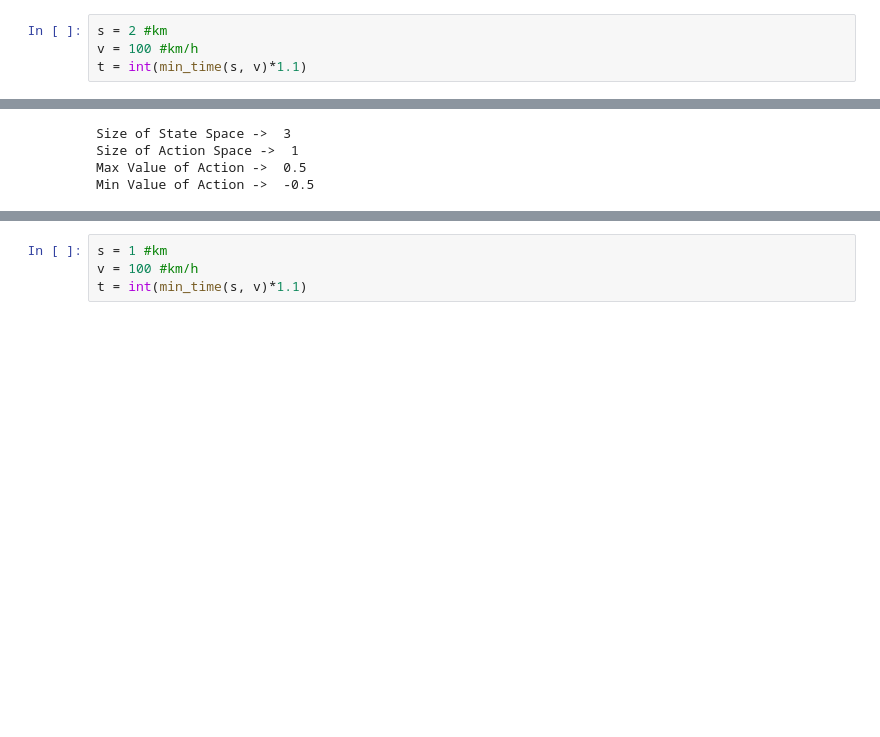
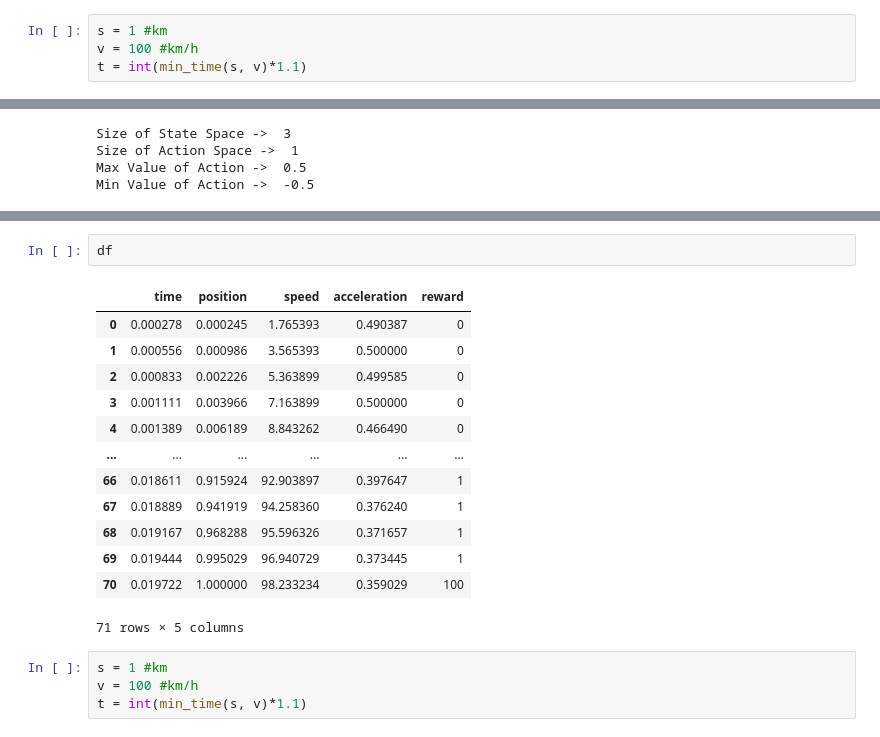
Before and after one commit to udsey/SATO_RL, a Jupyter notebook: DDPG.ipynb, the cells around one changed output, grey strips where cells are left out. Cells and saved outputs as stored; diff of their text form; blank space fills up the shorter version.

```diff
--- a/DDPG.ipynb
+++ b/DDPG.ipynb
@@ -360,7 +360,7 @@ def policy(state, noise_object):
 # %% [markdown]
 # Предсказание
 # %%
-s = 2 #km
+s = 1 #km
 v = 100 #km/h
 t = int(min_time(s, v)*1.1)
 # %%
@@ -494,6 +481,22 @@ df.acceleration /= (3600**2 / 1000)
 plot_result(df)
 # %% [output]
 [interactive output not drawn]
+# %%
+df
+# %% [output]
+|  | time | position | speed | acceleration | reward |
+| 0 | 0.000278 | 0.000245 | 1.765393 | 0.490387 | 0 |
+| 1 | 0.000556 | 0.000986 | 3.565393 | 0.500000 | 0 |
+| 2 | 0.000833 | 0.002226 | 5.363899 | 0.499585 | 0 |
+| 3 | 0.001111 | 0.003966 | 7.163899 | 0.500000 | 0 |
+| 4 | 0.001389 | 0.006189 | 8.843262 | 0.466490 | 0 |
+| ... | ... | ... | ... | ... | ... |
+| 66 | 0.018611 | 0.915924 | 92.903897 | 0.397647 | 1 |
+| 67 | 0.018889 | 0.941919 | 94.258360 | 0.376240 | 1 |
+| 68 | 0.019167 | 0.968288 | 95.596326 | 0.371657 | 1 |
+| 69 | 0.019444 | 0.995029 | 96.940729 | 0.373445 | 1 |
+| 70 | 0.019722 | 1.000000 | 98.233234 | 0.359029 | 100 |
+71 rows × 5 columns
 # %%
 s = 1 #km
 v = 100 #km/h
```
Also changed, not shown: parts of 2 cells of this notebook.
